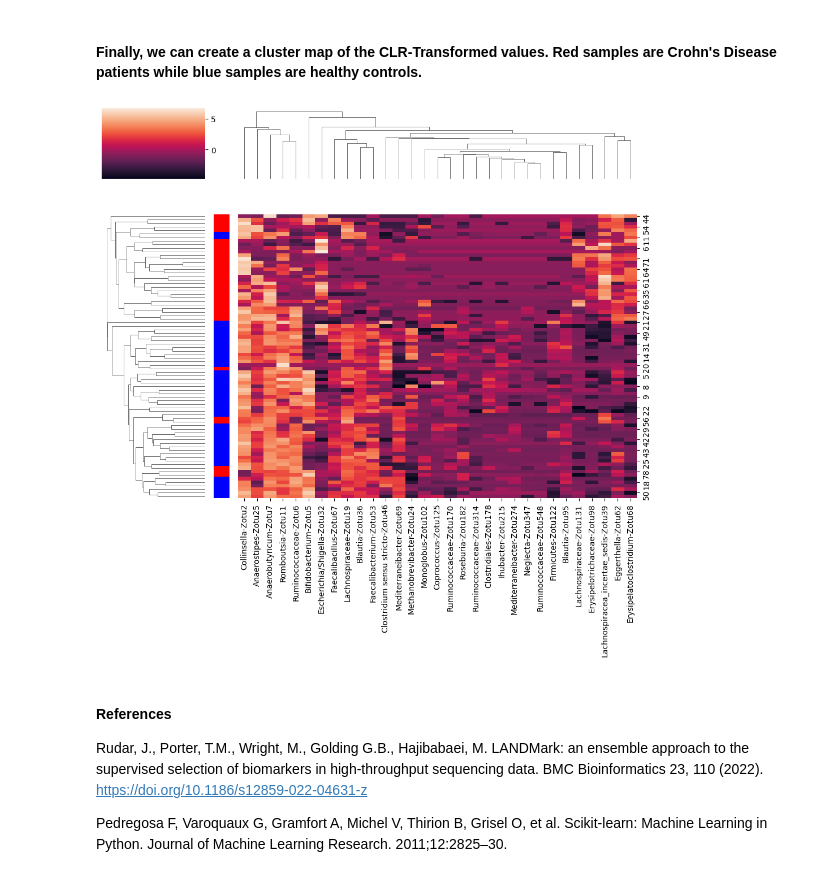
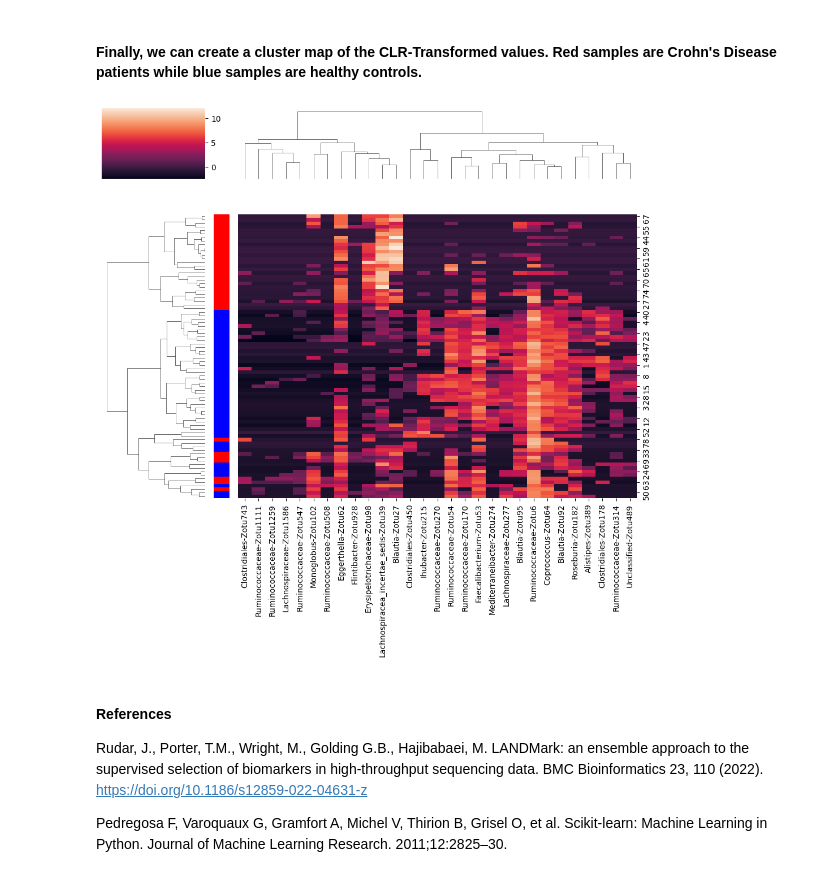
Before and after one commit to jrudar/Triglav, a Jupyter notebook: notebooks/Diseased-Gut-Analysis/16S_end_to_end.ipynb, the cells around one changed output. Saved outputs shown, nothing was run; the diff lists cells and outputs as text; code cells hidden in the pictures.

```diff
--- a/notebooks/Diseased-Gut-Analysis/16S_end_to_end.ipynb
+++ b/notebooks/Diseased-Gut-Analysis/16S_end_to_end.ipynb
@@ -248,10 +248,10 @@ Reduced Features:  938
                        transformer = CLRTransformer(),
                        run_stage_2 = True,
                        alpha = 0.01,
-                       metric = "euclidean",
-                       linkage = "ward")
+                       metric = "correlation",
+                       linkage = "complete")
 
-    fig = tg_model.visualize_hclust(X_train, y_train)
+    fig = tg_model.visualize_hclust(X_removed, y)
     plt.show()
     plt.close()
 # %% [output]
@@ -282,9 +282,9 @@ Reduced Features:  938
                            transformer = CLRTransformer(),
                            run_stage_2 = True,
                            alpha = 0.01, # A lower value will result in a more conservative selection of clusters
-                           metric = "euclidean",
-                           linkage = "ward",
-                           thresh = 35) # This value will control the number of clusters.
+                           metric = "correlation",
+                           linkage = "complete",
+                           thresh = 0.5) # This value will control the number of clusters.
 
         tg_model.fit(X_train, y_train)
 
@@ -498,17 +498,26 @@ R-squared =  0.9895445742227232
 # %% [markdown]
 #### Finally, we can create a cluster map of the CLR-Transformed values. Red samples are Crohn's Disease patients while blue samples are healthy controls.
 # %%
+    # Get top 30 best features from each cluster
+    asv_selected = np.asarray([True if entry in reduced_features[best_features] else False for i, entry in enumerate(reduced_features)])
+
+    sorted_sage = pd.Series(best_model_sage.values, index = best_feature_names)[reduced_features[best_features]].sort_values(ascending = False)
+
+    sorted_asvs = sorted_sage.index.values[0:29]
+
     patient_cols = ["r" if x == "Crohn's Disease" else "b" for x in y]
 
-    sns.clustermap(pd.DataFrame(clr(multiplicative_replacement(closure(X_removed[:, best_features]))),
-                                columns = reduced_features[best_features]),
-                   row_colors = patient_cols)
+    sns.clustermap(pd.DataFrame(clr(multiplicative_replacement(closure(X_removed))),
+                                columns = reduced_features)[sorted_asvs],
+                   row_colors = patient_cols,
+                   metric = "correlation",
+                   method = "complete")
 
     plt.tight_layout()
     plt.show()
     plt.close()
 # %% [output]
-[figure, old version]
+[figure, new version]
 # %% [markdown]
 #### References
 
```
Also changed, not shown: parts of 10 cells of this notebook, 2 other files.
